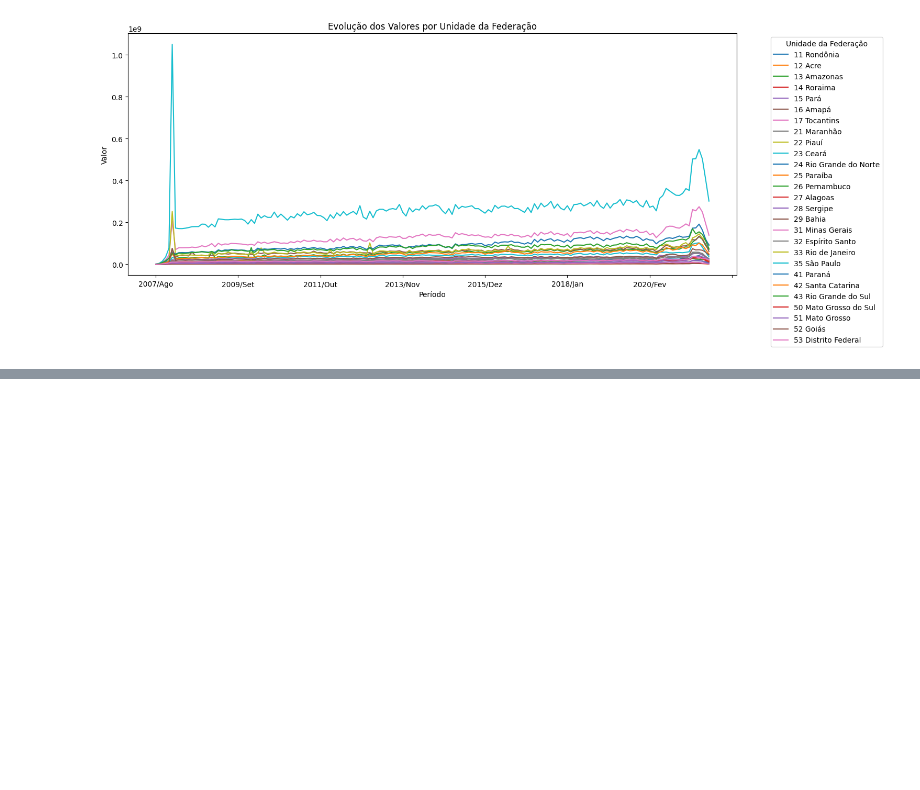
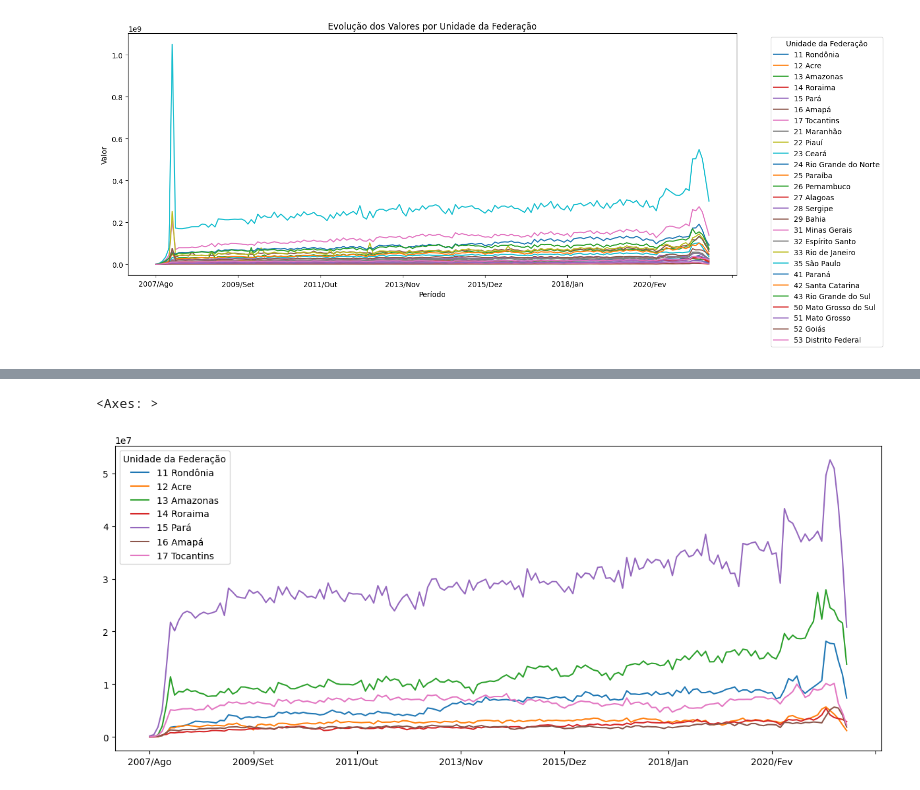
Before and after one commit to AleLucasG/Pos_Tech_FIAP_Data_Analytics, a Jupyter notebook: 01-data-analytics/handson/handson-03/Producao_Hospitalar.ipynb, the cells around one changed output, grey strips where cells are left out. Saved outputs shown, nothing was run; the diff lists cells and outputs as text; code cells hidden in the pictures; blank space fills up the shorter version.

Commit message:
Conclusão aula 3 - Analise exploratoria de dados

```diff
--- a/01-data-analytics/handson/handson-03/Producao_Hospitalar.ipynb
+++ b/01-data-analytics/handson/handson-03/Producao_Hospitalar.ipynb
@@ -447,0 +469,6 @@ plt.show()
+# %%
+# Seleciona os 7 primeiros estados, transpõe os dados e gera um gráfico de linhas para visualizar a evolução ao longo do tempo
+dados_usaveis[:7].T.plot(figsize=(15,6))
+# %% [output]
+<Axes: >
+[figure, added]
```
Also changed, not shown: parts of 12 cells of this notebook.
